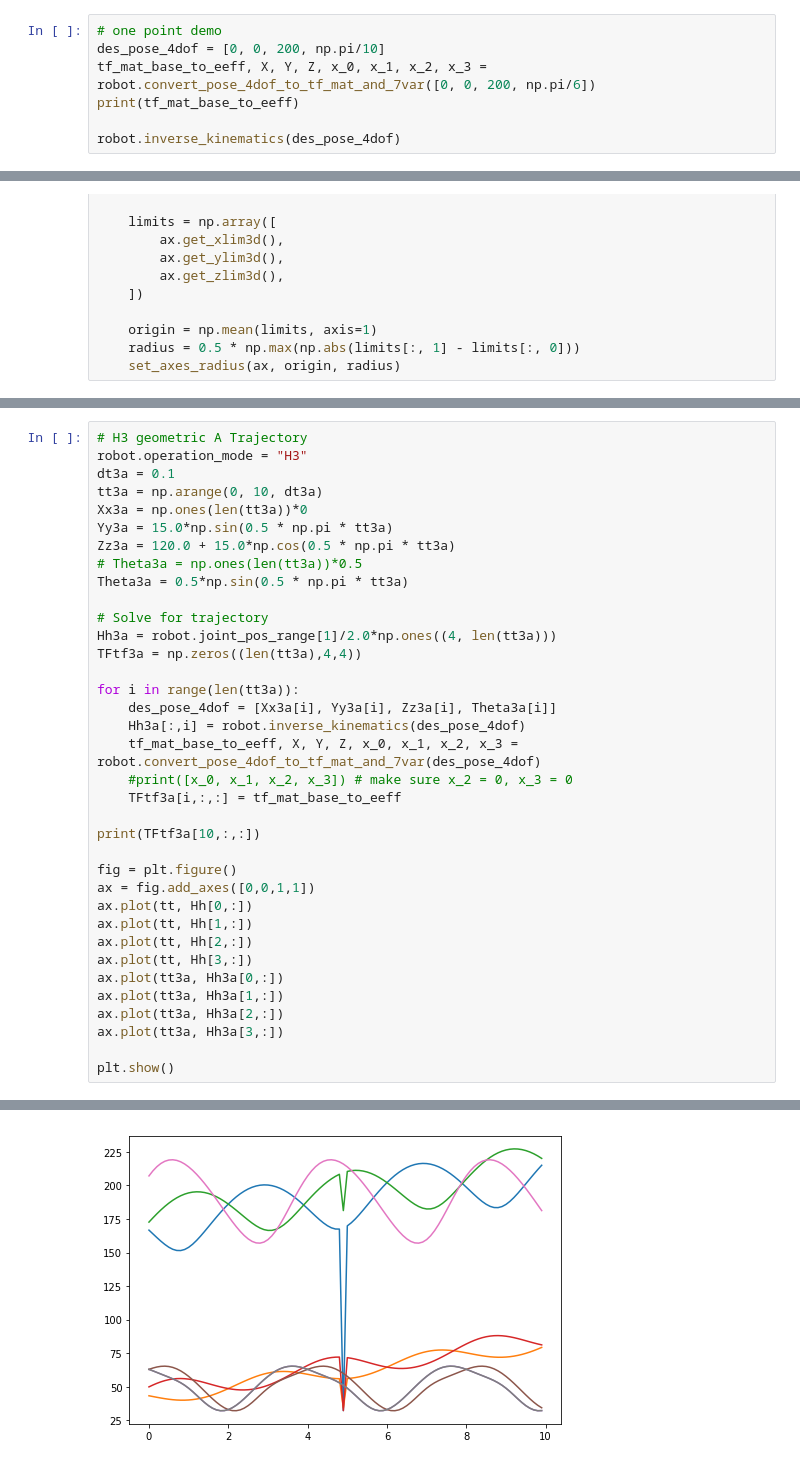
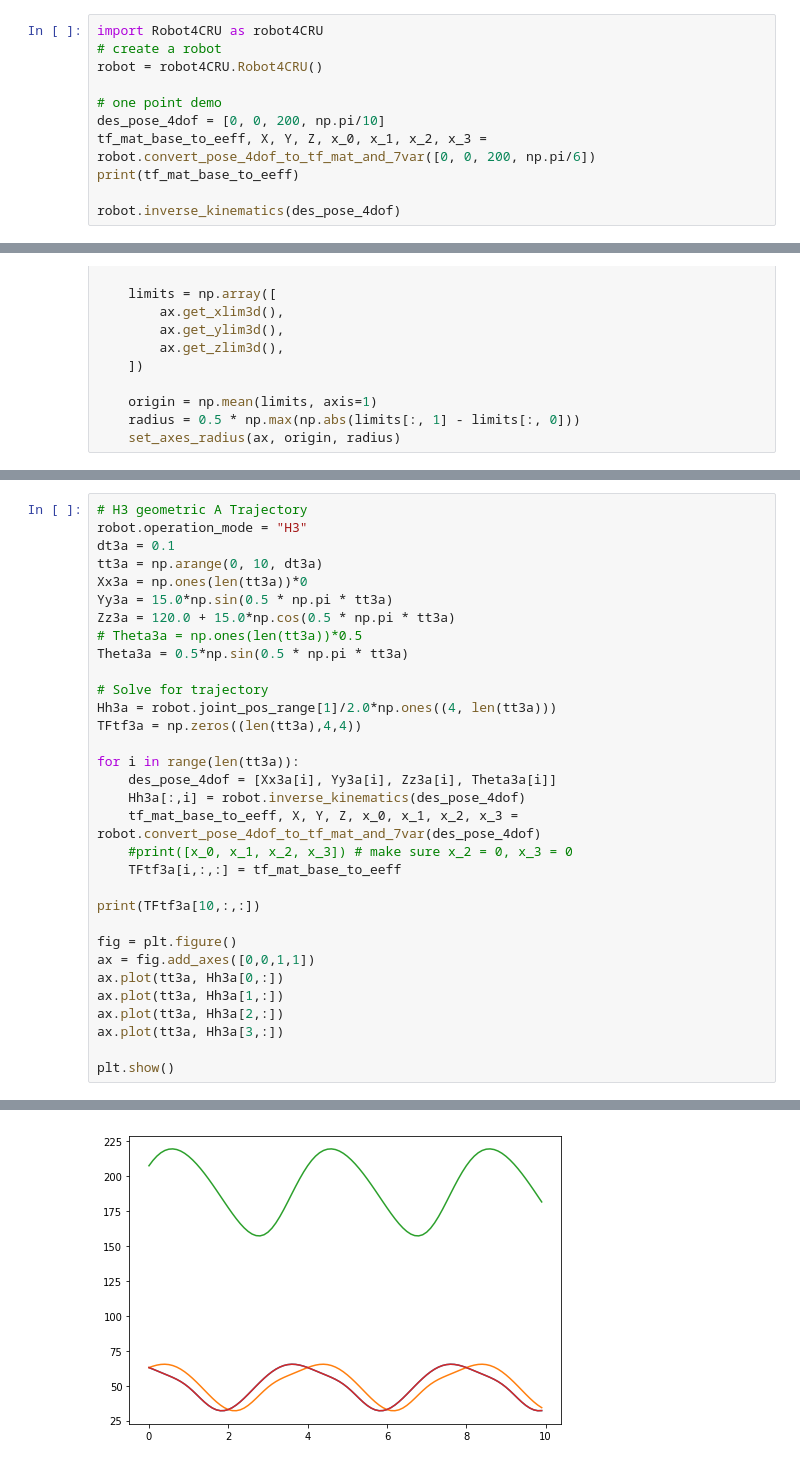
Before and after one commit to ROAR-Lab-Spine/4-CRU_mechanism_analysis, a Jupyter notebook: 4CRU_mech_kinematics.ipynb, the cells around one changed output, grey strips where cells are left out. Drawn from its saved outputs; the diff is of its cells as text.

```diff
--- a/4CRU_mech_kinematics.ipynb
+++ b/4CRU_mech_kinematics.ipynb
@@ -492,4 +273,8 @@ r =  85.8  mm
 # %%
+import Robot4CRU as robot4CRU
+# create a robot
+robot = robot4CRU.Robot4CRU()
+
 # one point demo
 des_pose_4dof = [0, 0, 200, np.pi/10]
 tf_mat_base_to_eeff, X, Y, Z, x_0, x_1, x_2, x_3 = robot.convert_pose_4dof_to_tf_mat_and_7var([0, 0, 200, np.pi/6])
@@ -680,38 +483,34 @@ for i in range(len(tt3a)):
     TFtf3a[i,:,:] = tf_mat_base_to_eeff
 
 print(TFtf3a[10,:,:])
 
 fig = plt.figure()
 ax = fig.add_axes([0,0,1,1])
-ax.plot(tt, Hh[0,:])
-ax.plot(tt, Hh[1,:])
-ax.plot(tt, Hh[2,:])
-ax.plot(tt, Hh[3,:])
 ax.plot(tt3a, Hh3a[0,:])
 ax.plot(tt3a, Hh3a[1,:])
 ax.plot(tt3a, Hh3a[2,:])
 ax.plot(tt3a, Hh3a[3,:])
 
 plt.show()
 # %% [output]
 IK joint pos solutions:  [ 62.89113972  62.89113972 207.10886028  62.89113972]
 IK joint pos solutions:  [ 61.7754541   63.87579934 210.89289196  61.7754541 ]
 IK joint pos solutions:  [ 60.59888753  64.65095295 214.00028935  60.59888753]
 IK joint pos solutions:  [ 59.41202581  65.14076168 216.38797006  59.41202581]
 IK joint pos solutions:  [ 58.23633394  65.28118899 218.03764451  58.23633394]
 IK joint pos solutions:  [ 57.05829427  65.02633121 218.95394796  57.05829427]
 IK joint pos solutions:  [ 55.82925111  64.35155541 219.16155055  55.82925111]
 IK joint pos solutions:  [ 54.47276819  63.25369587 218.70124723  54.47276819]
 IK joint pos solutions:  [ 52.90059751  61.74901529 217.62531239  52.90059751]
 IK joint pos solutions:  [ 51.03641317  59.86987734 215.99262803  51.03641317]
 IK joint pos solutions:  [ 48.84284189  57.66110397 213.86419497  48.84284189]
 IK joint pos solutions:  [ 46.34337921  55.17684339 211.29959408  46.34337921]
 ... (88 lines left out)
 [[  1.           0.           0.           0.        ]
  [  0.           0.87758256  -0.47942554  15.        ]
  [  0.           0.47942554   0.87758256 120.        ]
  [  0.           0.           0.           1.        ]]
-[figure, old version]
+[figure, new version]
 # %%
 def drawRobot(robot, ax, u):
     # plot robot
```
Also changed, not shown: parts of 9 cells of this notebook, 1 other file.
